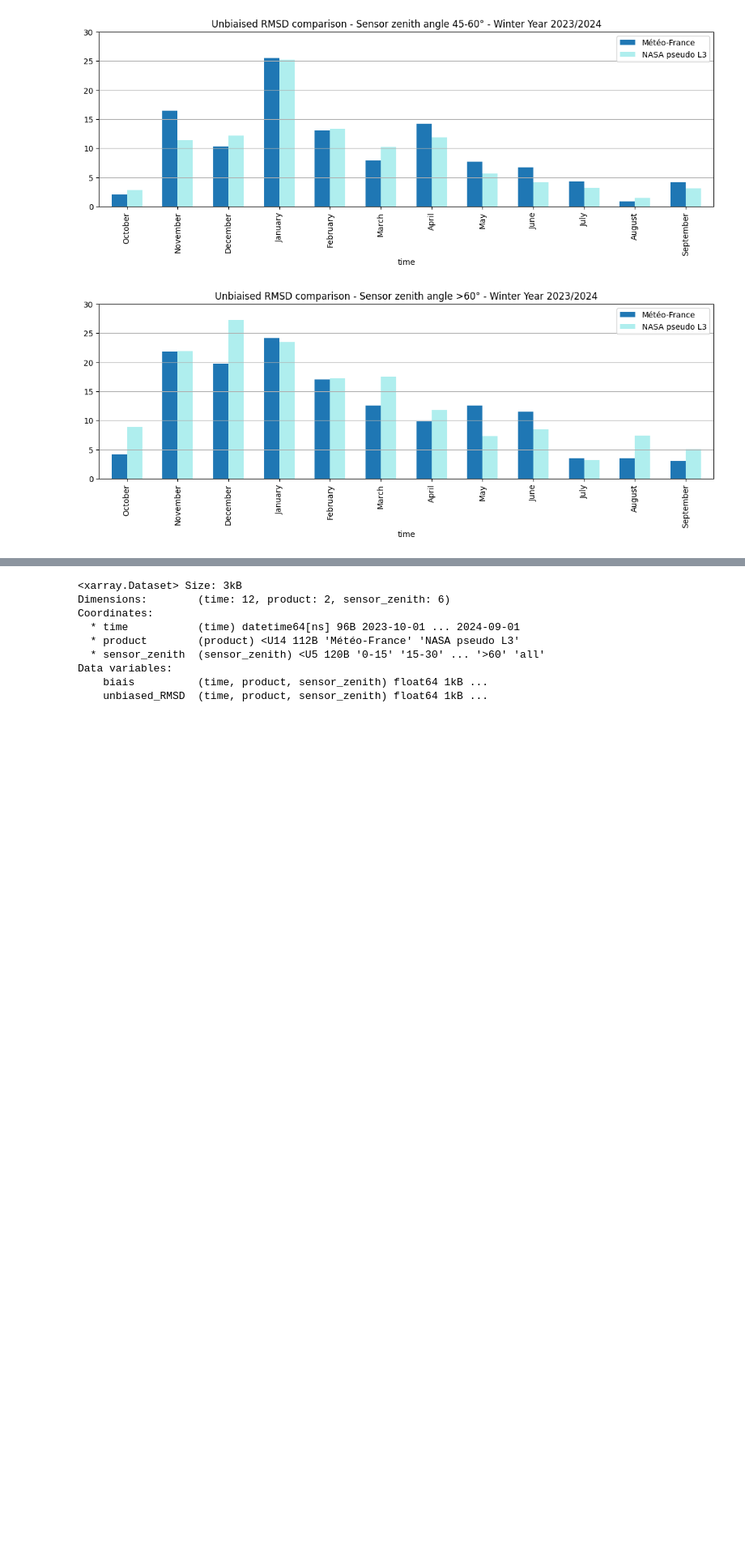
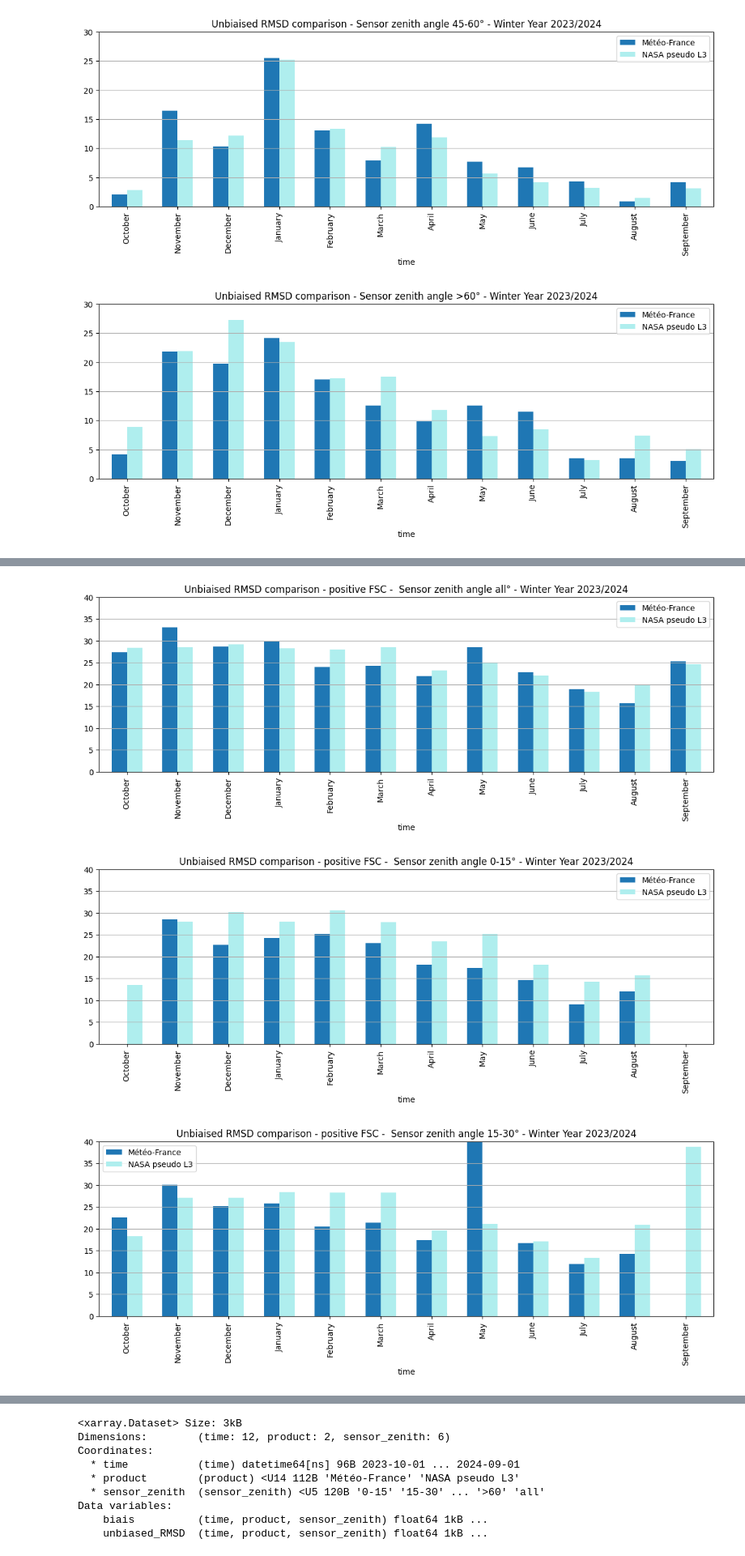
Before and after one commit to nicolaimpe/viirsnow, a Jupyter notebook: notebooks/uncertainty_estimation.ipynb, the cells around one changed output, grey strips where cells are left out. Shown at 81% size. Saved outputs shown, nothing was run; the diff lists cells and outputs as text; code cells hidden in the pictures; blank space fills up the shorter version.

```diff
--- a/notebooks/uncertainty_estimation.ipynb
+++ b/notebooks/uncertainty_estimation.ipynb
@@ -473,0 +464,22 @@ for sensor_class in ['all','0-15', '15-30','30-45','45-60','>60']:
+# %%
+import pandas as pd
+import matplotlib.pyplot as plt
+import xarray as xr
+
+errors_vza = xr.open_dataset(f'{time_series_folder}/WY_2023_2024_SNPP_res_375m_errors_vza_positive_fsc.nc')*100
+
+
+for sensor_class in ['all','0-15', '15-30','30-45','45-60','>60']:
+    errors_vza_class = errors_vza.data_vars['unbiased_RMSD'].sel(sensor_zenith=sensor_class).sortby('time')
+    df = pd.DataFrame({'Météo-France': errors_vza_class.sel(product='Météo-France').to_pandas(),
+                        'NASA pseudo L3': errors_vza_class.sel(product='NASA pseudo L3').to_pandas()
+                    })
+
+    df.index = df.index.strftime("%B")
+    df.plot.bar(figsize=(14,4), color=('tab:blue','paleturquoise'), width=0.6, title=f'Unbiaised RMSD comparison - positive FSC -  Sensor zenith angle {sensor_class}° - Winter Year 2023/2024')
+    plt.ylim([0,40])
+    plt.grid(True,axis='y')
+# %% [output]
+[figure, added]
+[figure, added]
+[figure, added]
```
Also changed, not shown: parts of 10 cells of this notebook, 2 other files.
